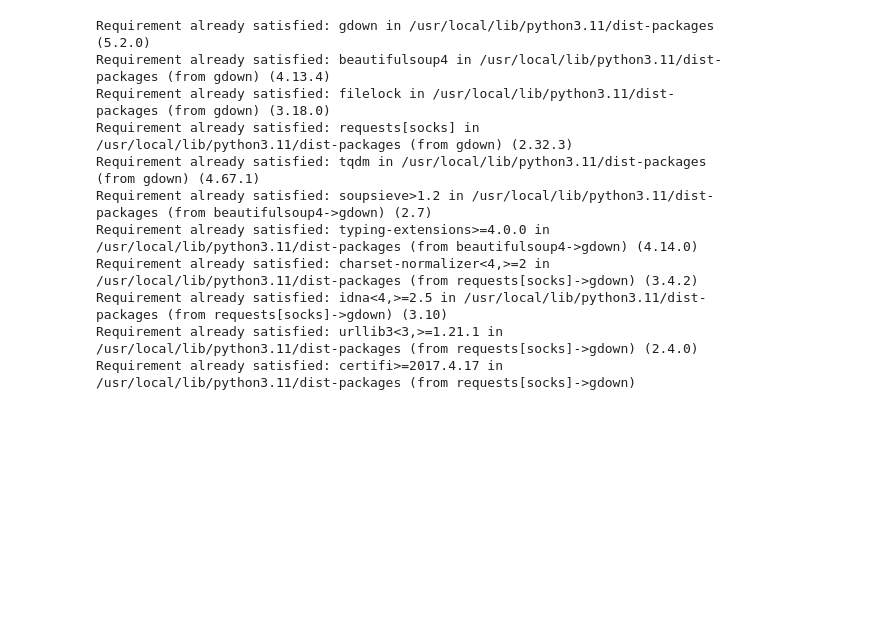
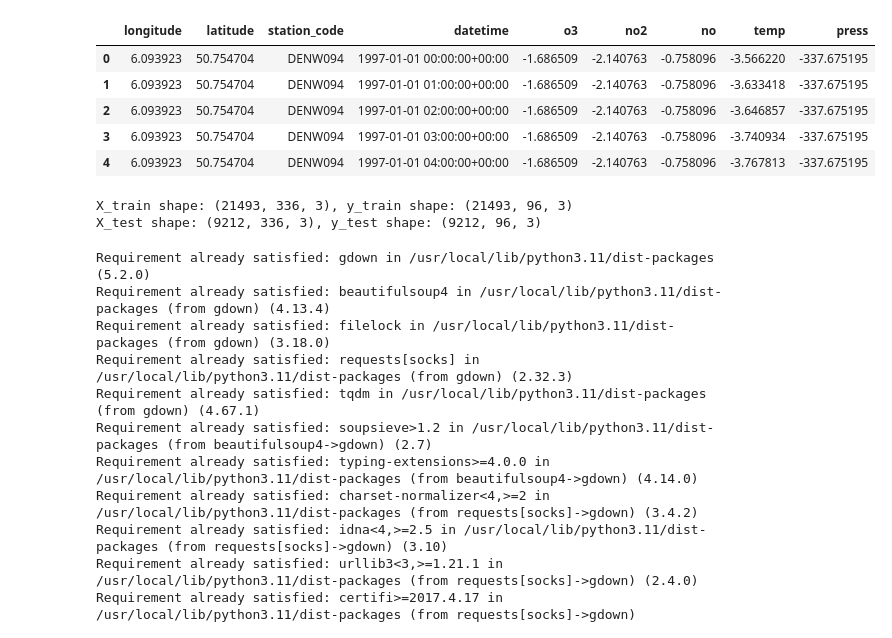
Before and after one commit to engelsm/mless_fork, a Jupyter notebook: homework2/Task_2_MLP.ipynb, the cells around one changed output. Saved outputs shown, nothing was run; the diff lists cells and outputs as text; code cells hidden in the pictures; blank space fills up the shorter version.

Commit message:
finally got multivariate data in sequence blocks

```diff
--- a/homework2/Task_2_MLP.ipynb
+++ b/homework2/Task_2_MLP.ipynb
@@ -2,0 +3,16 @@
+# %%
+import pandas as pd
+import numpy as np
+import os
+
+variable_column = ["temp","o3"]
+TIMESERIES_DATA_DIR = "/content/"
+dataframe = pd.read_csv(os.path.join(TIMESERIES_DATA_DIR, "normalized_data.csv"))
+dataframe.head()
+# %% [output]
+|  | longitude | latitude | station_code | datetime | o3 | no2 | no | temp | press |
+| 0 | 6.093923 | 50.754704 | DENW094 | 1997-01-01 00:00:00+00:00 | -1.686509 | -2.140763 | -0.758096 | -3.566220 | -337.675195 |
+| 1 | 6.093923 | 50.754704 | DENW094 | 1997-01-01 01:00:00+00:00 | -1.686509 | -2.140763 | -0.758096 | -3.633418 | -337.675195 |
+| 2 | 6.093923 | 50.754704 | DENW094 | 1997-01-01 02:00:00+00:00 | -1.686509 | -2.140763 | -0.758096 | -3.646857 | -337.675195 |
+| 3 | 6.093923 | 50.754704 | DENW094 | 1997-01-01 03:00:00+00:00 | -1.686509 | -2.140763 | -0.758096 | -3.740934 | -337.675195 |
+| 4 | 6.093923 | 50.754704 | DENW094 | 1997-01-01 04:00:00+00:00 | -1.686509 | -2.140763 | -0.758096 | -3.767813 | -337.675195 |
@@ -3,3 +105,18 @@
+# %%
+context_window = 336
+prediction_horizon = 96
+
+X, y = create_sequences(data_clean,variable_column,context_window,prediction_horizon)
+
+train_size = int(len(X) * 0.7)
+X_train, X_test = X[:train_size], X[train_size:]
+y_train, y_test = y[:train_size], y[train_size:]
+
+print(f"X_train shape: {X_train.shape}, y_train shape: {y_train.shape}")
+print(f"X_test shape: {X_test.shape}, y_test shape: {y_test.shape}")
+# %% [output]
+X_train shape: (21493, 336, 3), y_train shape: (21493, 96, 3)
+X_test shape: (9212, 336, 3), y_test shape: (9212, 96, 3)
 # %%
 !pip install gdown
 # %% [output]
```
Also changed, not shown: parts of 3 cells of this notebook.
